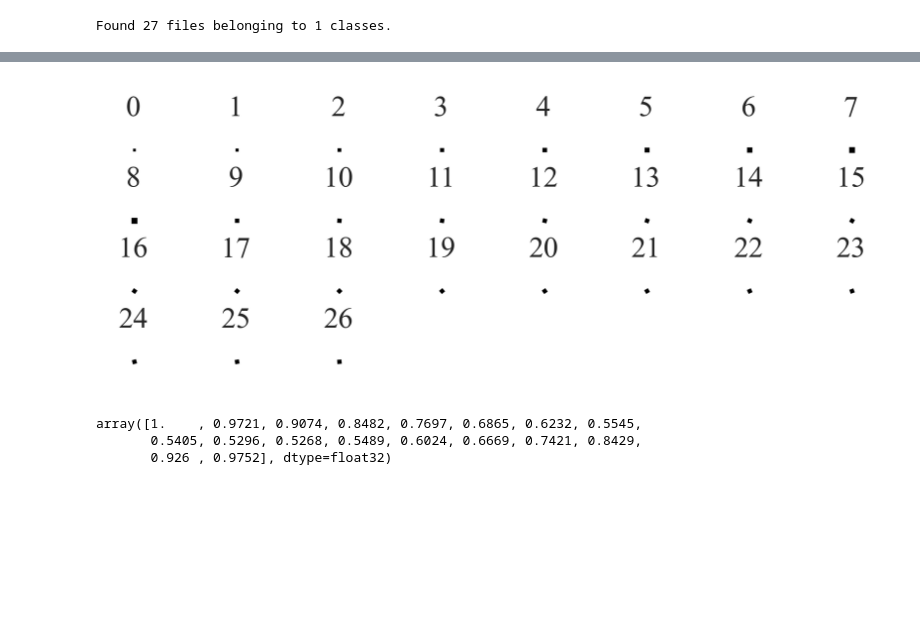
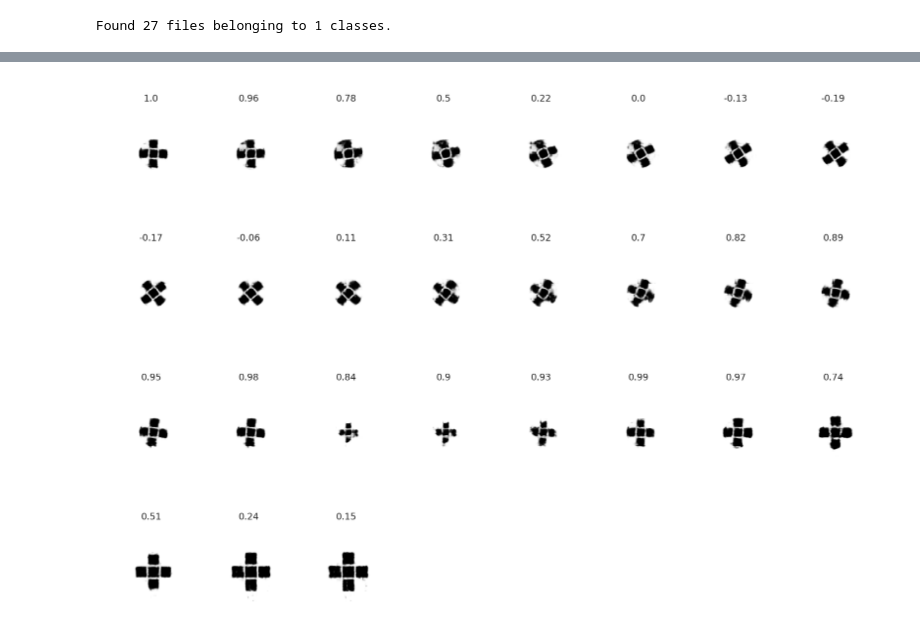
Before and after one commit to skugele/polyomino-imagery-env, a Jupyter notebook: notebooks/poly-learn.ipynb, the cells around one changed output, grey strips where cells are left out. Saved outputs shown, nothing was run; the diff lists cells and outputs as text; code cells hidden in the pictures; blank space fills up the shorter version.

```diff
--- a/notebooks/poly-learn.ipynb
+++ b/notebooks/poly-learn.ipynb
@@ -919,6 +852,6 @@ def get_images_for_label(id):
 
     return poly_imgs
 # %%
-poly_imgs = get_images_for_label(1)
+poly_imgs = get_images_for_label(29)
 # %% [output]
 Found 27 files belonging to 1 classes.
@@ -925,4 +863,14 @@ Found 27 files belonging to 1 classes.
+# %%
+# index of normal scale, upright image (used as a reference point for comparison)
+ndx_of_ref = 0
+# %%
+mus, sigmas, _, xs = vae.encoder(poly_imgs)
+zs = vae.sampler((mus, np.zeros_like(mus)))
+x_recons = vae.decoder(zs)
+# %%
+cos_sims = cosine_similarity(mus)
+cos_sims = np.round(cos_sims, decimals=2)
 # %%
-fig = display_images(poly_imgs, 8, 8, labels=range(poly_imgs.shape[0]), hspace=0.8, dpi=512)
+fig = display_images(x_recons, x_recons.shape[0] // 8 + 1, 8, labels=list(cos_sims[ndx_of_ref]), wspace=0.2, hspace=0.8, dpi=512)
 # %% [output]
-[figure, old version]
+[figure, new version]
@@ -937,9 +877,3 @@ cos_sims = np.round(cos_sims, decimals=4)
-# %%
-cos_sims[0]
-# %% [output]
-array([1.    , 0.9721, 0.9074, 0.8482, 0.7697, 0.6865, 0.6232, 0.5545,
-       0.5405, 0.5296, 0.5268, 0.5489, 0.6024, 0.6669, 0.7421, 0.8429,
-       0.926 , 0.9752], dtype=float32)
 # %%
 t = cos_sims[ndx_of_ref]
 most_diff = np.argmax(np.abs(t - np.ones_like(t)))
```
Also changed, not shown: parts of 39 cells of this notebook.
